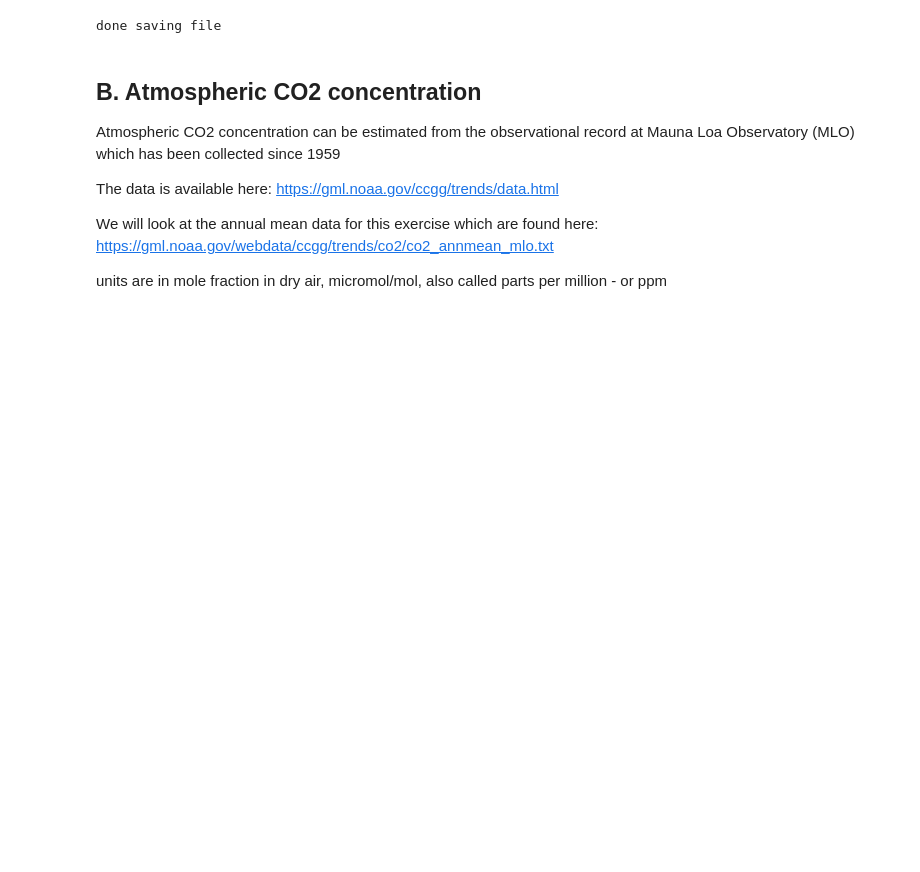
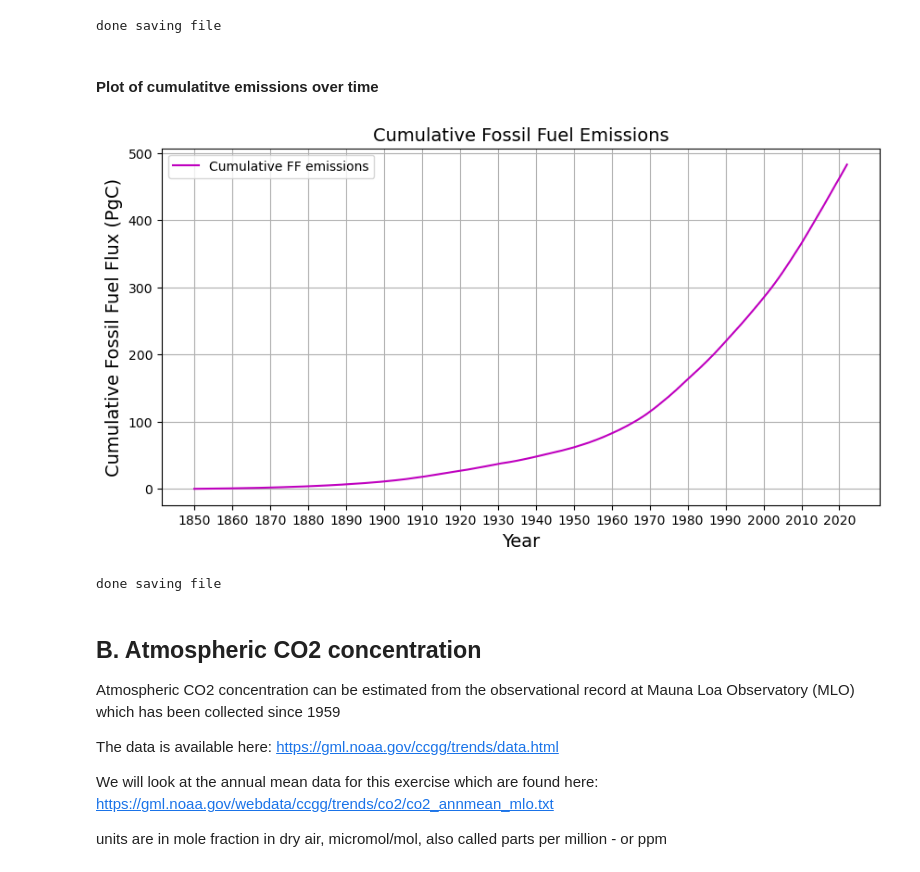
Before and after one commit to Ecoclimate-Lab/CarbonCycleClassProblemSets, a Jupyter notebook: PS1_AirborneFraction/PS1_AirbrorneFraction.ipynb, the cells around one changed output. Drawn from its saved outputs; the diff is of its cells as text; code cells hidden in the pictures; blank space fills up the shorter version.

```diff
--- a/PS1_AirborneFraction/PS1_AirbrorneFraction.ipynb
+++ b/PS1_AirborneFraction/PS1_AirbrorneFraction.ipynb
@@ -99,6 +99,42 @@ plt.close()
 # %% [output]
 [figure]
 done saving file
+# %% [markdown]
+#### Plot of cumulatitve emissions over time
+# %%
+#--calculate cumulative FF emissions in Pg
+FF_cumulative_Pg = np.cumsum(FFtotal_PG)
+
+fig = plt.figure(figsize=(10,5))
+ax=plt.axes()
+
+# plot a zonal mean on an existing figure axis
+ax.plot(year_FF, FF_cumulative_Pg, color='m', label='Cumulative FF emissions')
+
+ax.set_xticks(np.arange(1850,2030,10)) # puts grid lines every 5 years
+ax.legend()
+plt.grid()
+
+# set a title
+plt.title('Cumulative Fossil Fuel Emissions',fontsize=14,y=1)
+
+# add axis labels
+plt.ylabel('Cumulative Fossil Fuel Flux (PgC)',fontsize=14)
+plt.xlabel('Year',fontsize=14)
+
+# show the plot:
+plt.show()
+
+# save the plot
+fig.savefig('FF_cumulative_Pg.png', bbox_inches='tight')
+print('done saving file')
+
+# close the plot (so python stops trying to hold on to it in memory; you can
+# still look at it at this point, but you're done editing)
+plt.close()
+# %% [output]
+[figure, added]
+done saving file
 # %% [markdown]
 ## B. Atmospheric CO2 concentration
  Atmospheric CO2 concentration can be estimated from the observational
```
Also changed, not shown: parts of 10 cells of this notebook, 4 other files.
